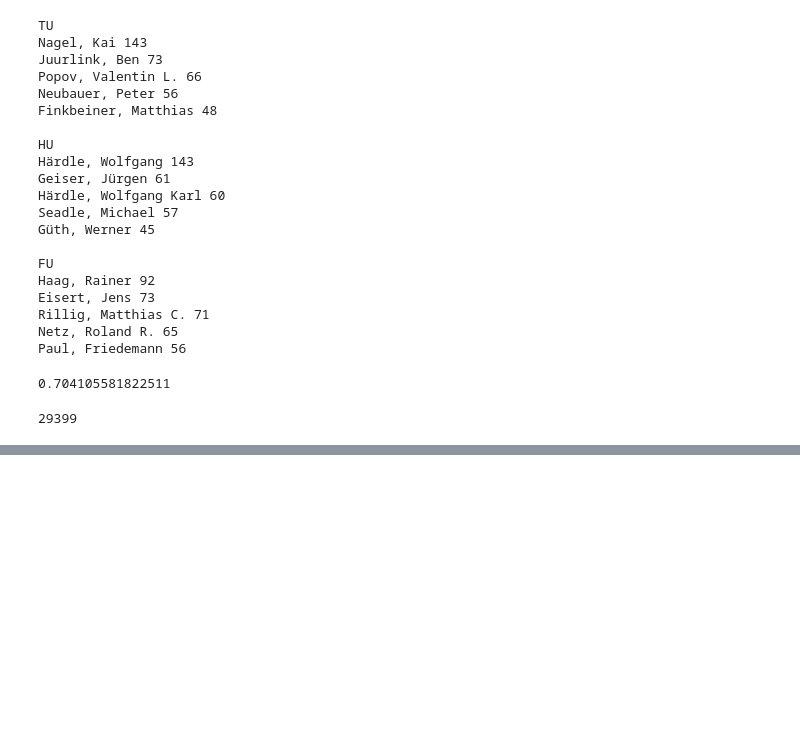
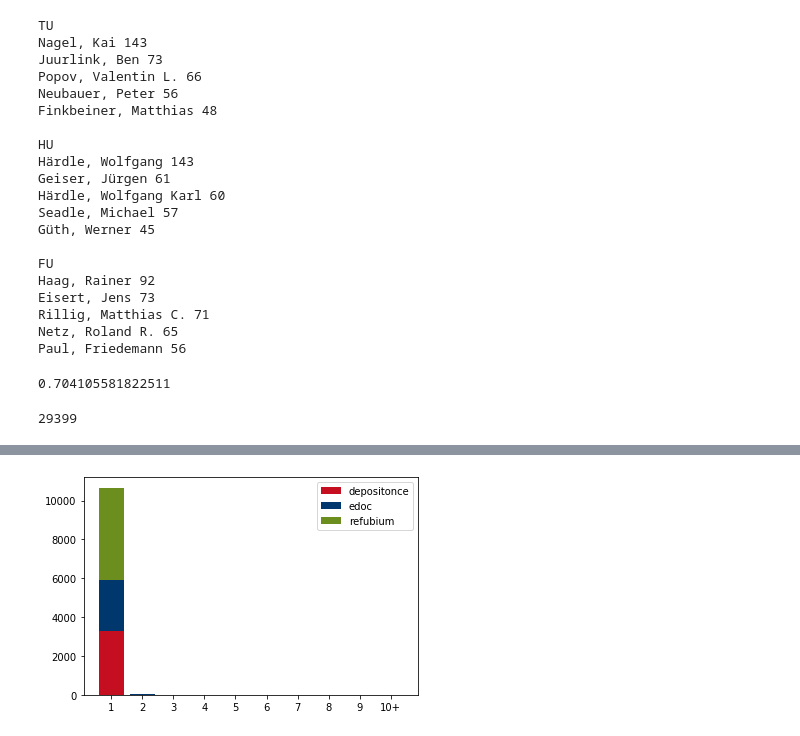
Before and after one commit to carlosfranzreb-uni/thesis_repo_analysis, a Jupyter notebook: analysis/dim/processed/authors.ipynb, the cells around one changed output, grey strips where cells are left out. Saved outputs shown, nothing was run; the diff lists cells and outputs as text; code cells hidden in the pictures; blank space fills up the shorter version.

```diff
--- a/analysis/dim/processed/authors.ipynb
+++ b/analysis/dim/processed/authors.ipynb
@@ -101,0 +160,9 @@ sum(totals.values())
+# %%
+plt.bar(range(1, 11), y_shortened['thesis']['TU'], label='depositonce', color='#c50e1f')
+plt.bar(range(1, 11), y_shortened['thesis']['HU'], label='edoc', color='#00376c', bottom=y_shortened['thesis']['TU'])
+plt.bar(range(1, 11), y_shortened['thesis']['FU'], label='refubium', color='#6b8e1f', bottom=y_shortened['thesis']['HU']+y_shortened['thesis']['TU'])
+plt.xticks(range(1, 11), x_shortened)
+plt.legend()
+plt.show()
+# %% [output]
+[figure, added]
```
Also changed, not shown: parts of 6 cells of this notebook.
